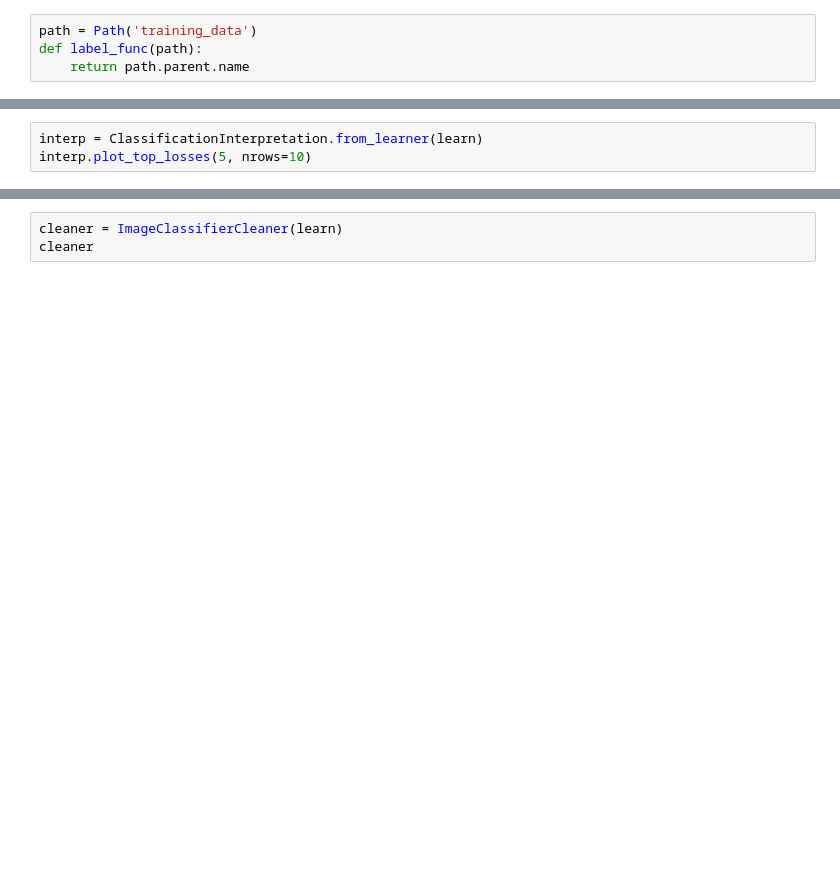
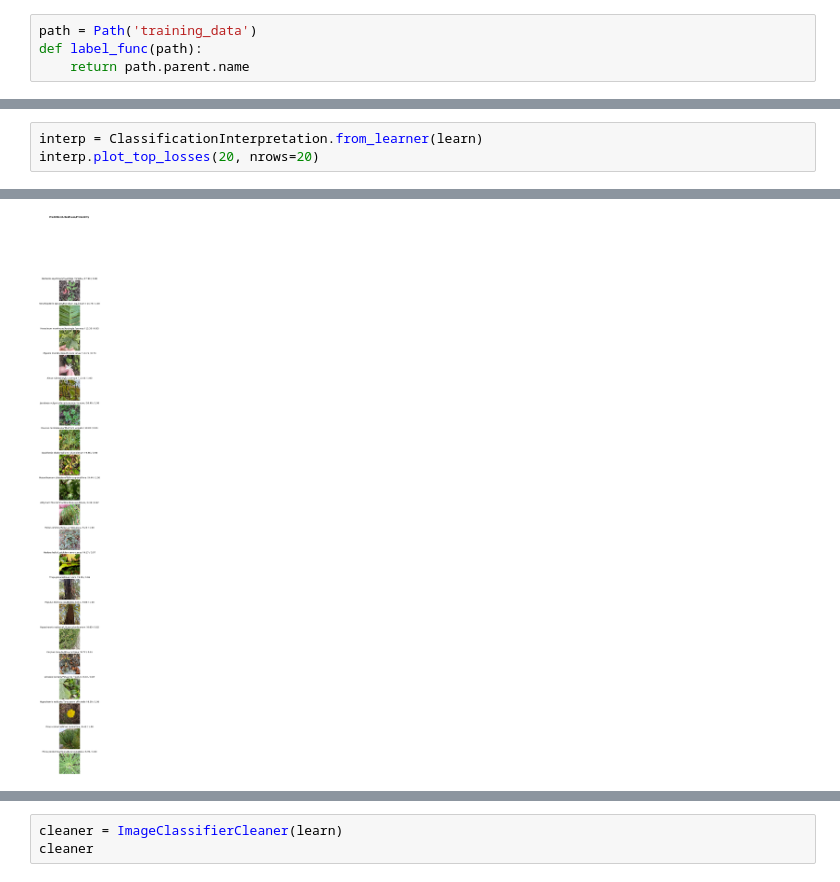
Before and after one commit to dotslashsapience/FieldGuidePrototype, a Jupyter notebook: plant_id_v0.ipynb, the cells around one changed output, grey strips where cells are left out. Cells and saved outputs as stored; diff of their text form; blank space fills up the shorter version.

```diff
--- a/plant_id_v0.ipynb
+++ b/plant_id_v0.ipynb
@@ -49,3 +63,4 @@ learn.fine_tune(3)
 # %%
 interp = ClassificationInterpretation.from_learner(learn)
-interp.plot_top_losses(5, nrows=10)
+interp.plot_top_losses(20, nrows=20)
+# %% [output]
@@ -51,0 +69 @@ interp.plot_top_losses(5, nrows=10)
+[figure, added]
```
Also changed, not shown: parts of 9 cells of this notebook.
